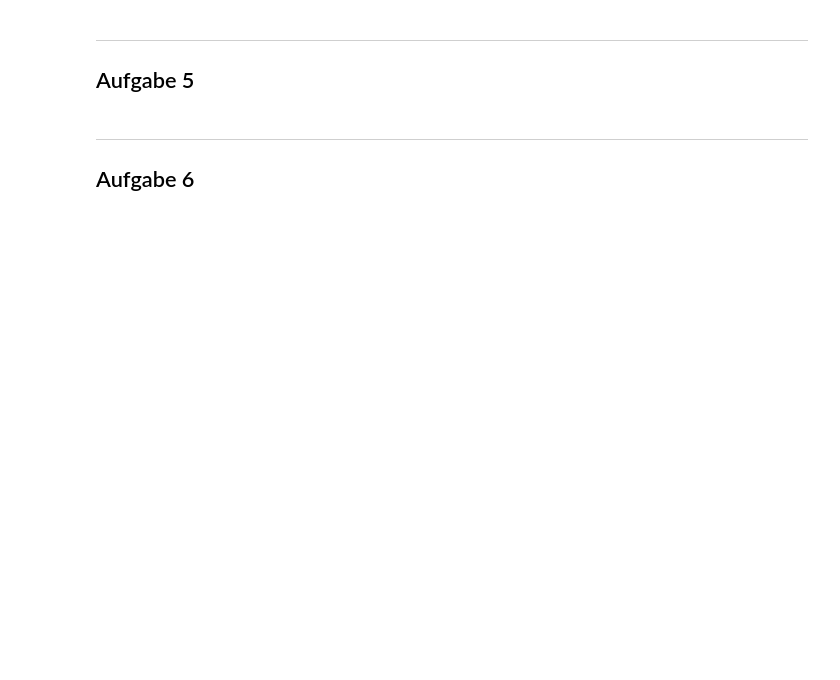
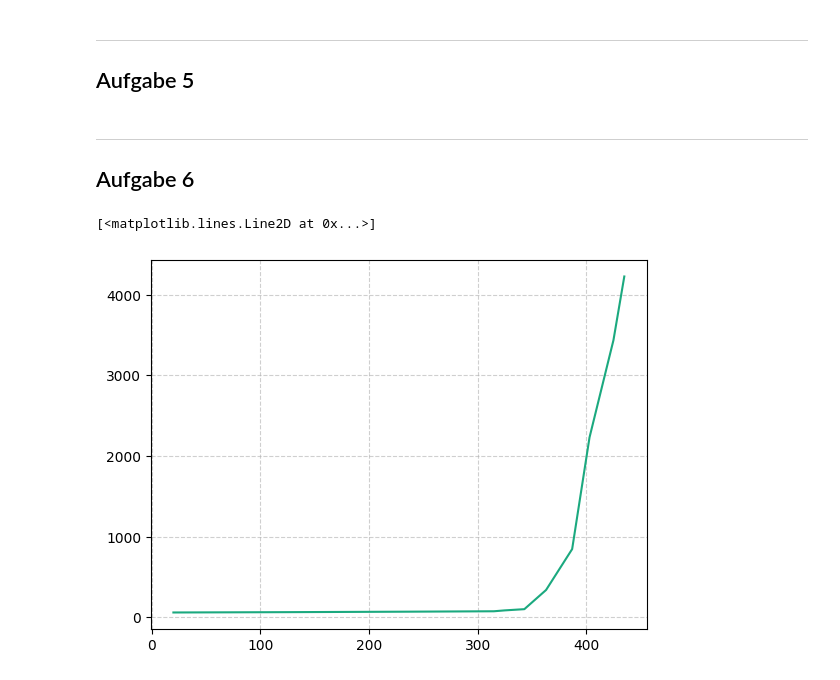
Before and after one commit to FinnZeumer/PAP-2, a Jupyter notebook: Versuche/253/Python/V253.ipynb, the cells around one changed output. Cells and saved outputs as stored; diff of their text form; code cells hidden in the pictures; blank space fills up the shorter version.

```diff
--- a/Versuche/253/Python/V253.ipynb
+++ b/Versuche/253/Python/V253.ipynb
@@ -113,3 +179,28 @@ counts = np.array([147, 250, 168, 129, 63, 69, 28, 82])
 <hr>
 
 ## Aufgabe 6
+# %%
+druck = np.array([20, 124, 237, 325, 435, 524, 650, 841, 1002])
+counts_durck = np.array([5224, 5104, 5017, 4228, 87, 65, 71, 76, 61])
+
+# Wichtiger Druck bereich 320 bis 420
+wichtig_druck = np.array([315, 343, 363, 387, 403, 425])
+counts_wichtig_druck = np.array([4545, 3437, 2233, 847, 340, 102])
+
+p_unsorted = np.concatenate([druck, wichtig_druck])
+n_unsorted = np.concatenate([counts_durck, counts_wichtig_druck])
+
+data = np.column_stack([p_unsorted,n_unsorted])
+data = np.sort(data, axis = 0)
+data = np.column_stack(data)
+
+p = data[0]
+n = data[1]
+# %%
+plt.plot(
+    p[0:-4],
+    n[0:-4]
+)
+# %% [output]
+[<matplotlib.lines.Line2D at 0x...>]
+[figure, added]
```
Also changed, not shown: parts of 7 cells of this notebook, 2 other files.
